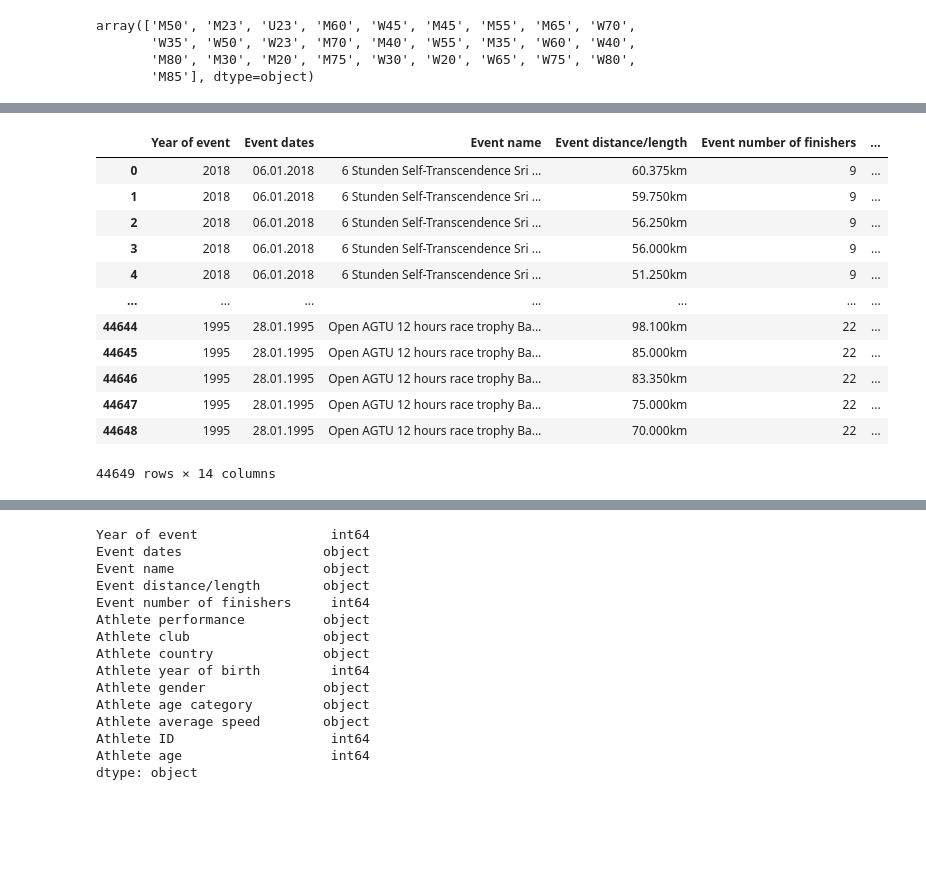
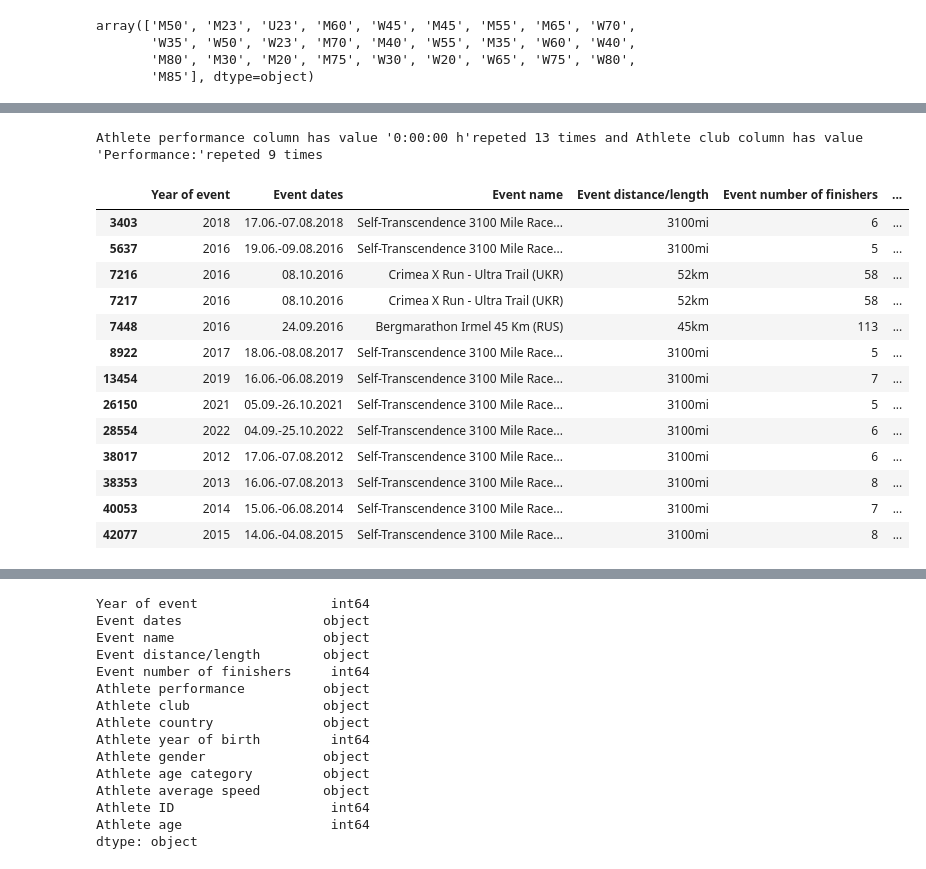
Before and after one commit to OlesiaNZ/python_running_data_analysis, a Jupyter notebook: analysis-the-big-dataset-of-ultra-marathon-running.ipynb, the cells around one changed output, grey strips where cells are left out. Drawn from its saved outputs; the diff is of its cells as text; code cells hidden in the pictures; blank space fills up the shorter version.

```diff
--- a/analysis-the-big-dataset-of-ultra-marathon-running.ipynb
+++ b/analysis-the-big-dataset-of-ultra-marathon-running.ipynb
@@ -573,16 +575,28 @@ dfRUS[dfRUS.duplicated() == True]
-# %%
-dfRUS.reset_index(drop = True)
-# %% [output]
-|  | Year of event | Event dates | Event name | Event distance/length | Event number of finishers | ... |
-| 0 | 2018 | 06.01.2018 | 6 Stunden Self-Transcendence Sri ... | 60.375km | 9 | ... |
-| 1 | 2018 | 06.01.2018 | 6 Stunden Self-Transcendence Sri ... | 59.750km | 9 | ... |
-| 2 | 2018 | 06.01.2018 | 6 Stunden Self-Transcendence Sri ... | 56.250km | 9 | ... |
-| 3 | 2018 | 06.01.2018 | 6 Stunden Self-Transcendence Sri ... | 56.000km | 9 | ... |
-| 4 | 2018 | 06.01.2018 | 6 Stunden Self-Transcendence Sri ... | 51.250km | 9 | ... |
-| ... | ... | ... | ... | ... | ... | ... |
-| 44644 | 1995 | 28.01.1995 | Open AGTU 12 hours race trophy Ba... | 98.100km | 22 | ... |
-| 44645 | 1995 | 28.01.1995 | Open AGTU 12 hours race trophy Ba... | 85.000km | 22 | ... |
-| 44646 | 1995 | 28.01.1995 | Open AGTU 12 hours race trophy Ba... | 83.350km | 22 | ... |
-| 44647 | 1995 | 28.01.1995 | Open AGTU 12 hours race trophy Ba... | 75.000km | 22 | ... |
-| 44648 | 1995 | 28.01.1995 | Open AGTU 12 hours race trophy Ba... | 70.000km | 22 | ... |
-44649 rows × 14 columns
+# %%
+print(f"Athlete performance column has value '0:00:00 h'repeted {dfRUS['Athlete performance'].str.contains('0:00:00 h').sum()} times and Athlete club column has value 'Performance:'repeted {dfRUS['Athlete club'].str.contains('Performance:').sum()} times")
+# %% [output]
+Athlete performance column has value '0:00:00 h'repeted 13 times and Athlete club column has value 'Performance:'repeted 9 times
+# %%
+# Again surprise that 5637 line has non printed new line char (1155:54:11), I checked it putting the whole df in Sublime Text. Let's replace it
+dfRUS['Athlete club'] = dfRUS['Athlete club'].str.replace(r'\s+', '  ', regex=True)
+# '\s+' in the regular expression matches one or more whitespace characters (including newline, space, tab, etc.).
+# %%
+dfRUS['Athlete club'] = dfRUS['Athlete club'].str.replace("Performance: ", "")
+# %%
+dfRUS[dfRUS['Athlete performance'].str.contains('0:00:00 h')]
+# Need to be careful as "10:00:00 h" value shows
+# %% [output]
+|  | Year of event | Event dates | Event name | Event distance/length | Event number of finishers | ... |
+| 3403 | 2018 | 17.06.-07.08.2018 | Self-Transcendence 3100 Mile Race... | 3100mi | 6 | ... |
+| 5637 | 2016 | 19.06.-09.08.2016 | Self-Transcendence 3100 Mile Race... | 3100mi | 5 | ... |
+| 7216 | 2016 | 08.10.2016 | Crimea X Run - Ultra Trail (UKR) | 52km | 58 | ... |
+| 7217 | 2016 | 08.10.2016 | Crimea X Run - Ultra Trail (UKR) | 52km | 58 | ... |
+| 7448 | 2016 | 24.09.2016 | Bergmarathon Irmel 45 Km (RUS) | 45km | 113 | ... |
+| 8922 | 2017 | 18.06.-08.08.2017 | Self-Transcendence 3100 Mile Race... | 3100mi | 5 | ... |
+| 13454 | 2019 | 16.06.-06.08.2019 | Self-Transcendence 3100 Mile Race... | 3100mi | 7 | ... |
+| 26150 | 2021 | 05.09.-26.10.2021 | Self-Transcendence 3100 Mile Race... | 3100mi | 5 | ... |
+| 28554 | 2022 | 04.09.-25.10.2022 | Self-Transcendence 3100 Mile Race... | 3100mi | 6 | ... |
+| 38017 | 2012 | 17.06.-07.08.2012 | Self-Transcendence 3100 Mile Race... | 3100mi | 6 | ... |
+| 38353 | 2013 | 16.06.-07.08.2013 | Self-Transcendence 3100 Mile Race... | 3100mi | 8 | ... |
+| 40053 | 2014 | 15.06.-06.08.2014 | Self-Transcendence 3100 Mile Race... | 3100mi | 7 | ... |
+| 42077 | 2015 | 14.06.-04.08.2015 | Self-Transcendence 3100 Mile Race... | 3100mi | 8 | ... |
```
Also changed, not shown: parts of 17 cells of this notebook.
